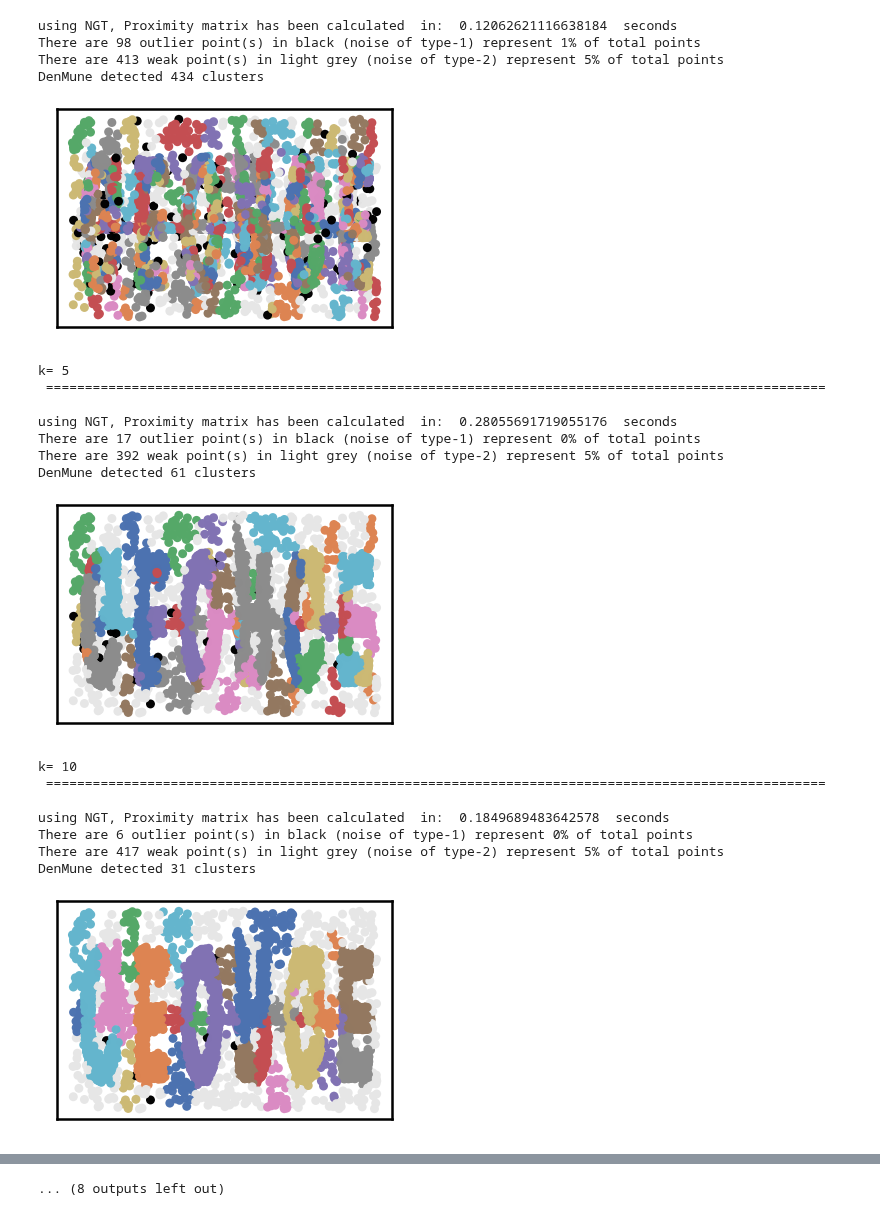
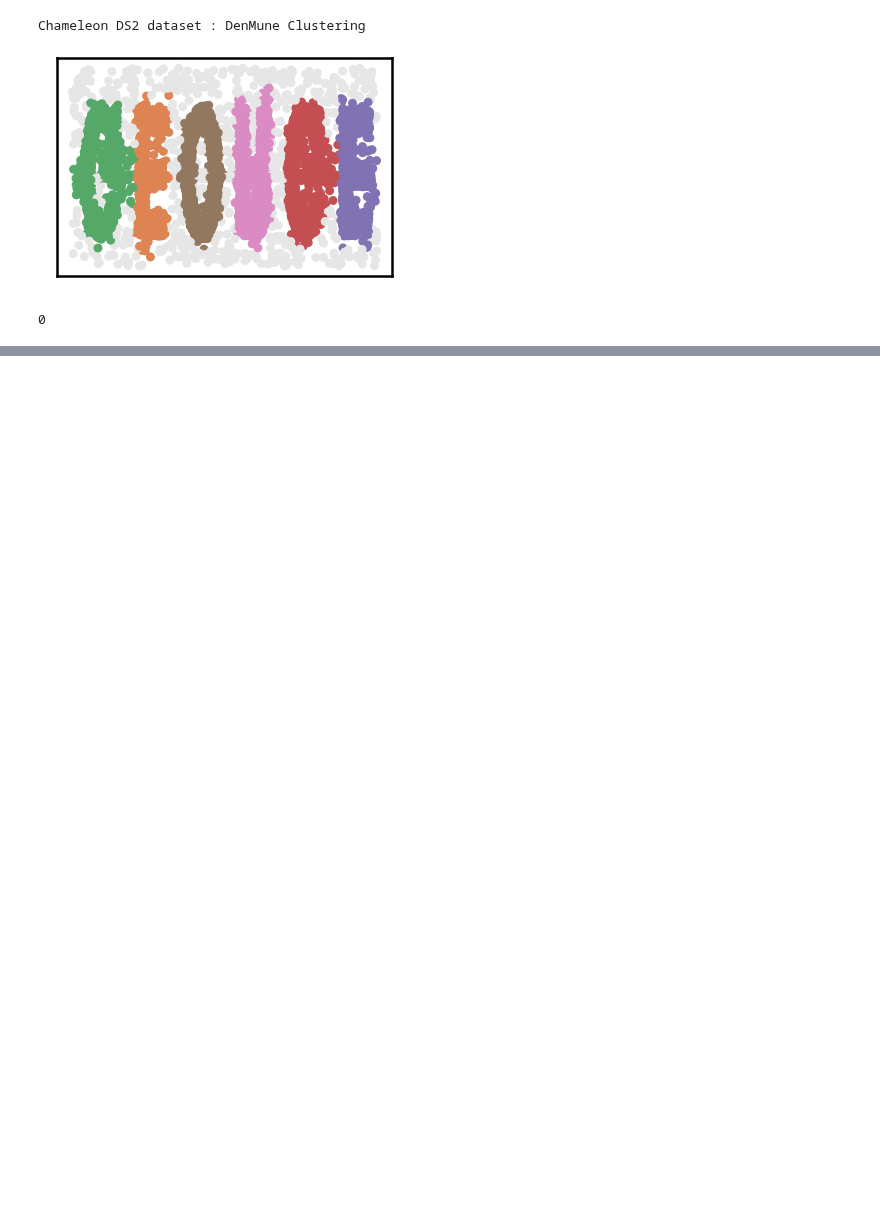
Before and after one commit to scikit-learn-contrib/denmune-clustering-algorithm, a Jupyter notebook: example_chameleon_ds2_dataset.ipynb, the cells around one changed output, grey strips where cells are left out. Drawn from its saved outputs; the diff is of its cells as text; code cells hidden in the pictures; blank space fills up the shorter version.

```diff
--- a/example_chameleon_ds2_dataset.ipynb
+++ b/example_chameleon_ds2_dataset.ipynb
@@ -11,65 +14,32 @@ import requests
 from denmune import DenMune
 # %%
 dataset = 'cham_02' # let us take Chameleon DS2 dataset as an example
-
 url = "https://zerobytes.one/denmune_data/"
 file_ext = ".txt"
-# ground_ext = "-gt" # no groundtruth for this dataset
 
 dataset_url = url + dataset + file_ext
-# groundtruth_url = url + dataset + ground_ext  + file_ext # no groundtruth for this dataset
+data_path = 'sample_data/' # change it to whatever you put your data, set it to ''; so it will retrive from current folder
+data_file = data_path + dataset + file_ext #  i.e. 'iris' + '.txt' ==> iris.txt
 
-data_path = 'data/' # change it to whatever you put your data, set it to ''; so it will retrive from current folder
 if  not os.path.isfile(data_path + dataset + file_ext):
     req = requests.get(dataset_url)
     with open(data_path + dataset + file_ext, 'wb') as f:
         f.write(req.content)
+data = genfromtxt(data_file , delimiter='\t')
 # %%
 # Denmune's Paramaters
-# DenMune(dataset=dataset, k_nearest=n, data_path=data_path, verpose=verpose_mode, show_plot=show_plot, show_noise=show_noise)
 verpose_mode = True # view in-depth analysis of time complexity and outlier detection, num of clusters
-show_plot = True  # show plots on/off
+show_groundtrugh = True  # show plots on/off
 show_noise = True # show noise and outlier on/off
 
-# loop's parameters
-start = 5
-step = 5
-end=45
+knn = 40
+dm = DenMune(data=data,  k_nearest=knn, verpose=verpose_mode, show_noise=show_noise, rgn_tsne=False, )
+labels_pred = dm.fit_predict()
 
-for n in range(start, end+1, step):
-    start_time = time.time()
-    dm = DenMune(dataset=dataset, k_nearest=n, data_path=data_path, verpose=verpose_mode, show_noise=show_noise)
-    labels_true, labels_pred = dm.output_Clusters()
-    end_time = time.time()
-
-
-    if show_plot:
-        dm.plot_clusters(labels_pred, show_noise=show_noise)
-    print ('k=' , n , end='     ')
-
-    if not verpose_mode:
-        print('\r', end='')
-    else:
-        print('\n', "=====" * 20 , '\n')
+# Let us plot the results produced using DenMune
+print ("Chameleon DS2 dataset", ": DenMune Clustering")
+dm.plot_clusters(labels=labels_pred, show_noise=show_noise)
 # %% [output]
-using NGT, Proximity matrix has been calculated  in:  0.12062621116638184  seconds
-There are 98 outlier point(s) in black (noise of type-1) represent 1% of total points
-There are 413 weak point(s) in light grey (noise of type-2) represent 5% of total points
-DenMune detected 434 clusters
+Chameleon DS2 dataset : DenMune Clustering
-[figure, old version]
+[figure, new version]
-k= 5
- ====================================================================================================
-
-using NGT, Proximity matrix has been calculated  in:  0.28055691719055176  seconds
-There are 17 outlier point(s) in black (noise of type-1) represent 0% of total points
-There are 392 weak point(s) in light grey (noise of type-2) represent 5% of total points
-DenMune detected 61 clusters
+0
-[figure, removed]
-k= 10
- ====================================================================================================
-
-using NGT, Proximity matrix has been calculated  in:  0.1849689483642578  seconds
-There are 6 outlier point(s) in black (noise of type-1) represent 0% of total points
-There are 417 weak point(s) in light grey (noise of type-2) represent 5% of total points
-DenMune detected 31 clusters
-[figure, removed]
@@ -100 +45,0 @@ DenMune detected 12 clusters
-... (8 outputs left out)
```
Also changed, not shown: parts of 3 cells of this notebook.
